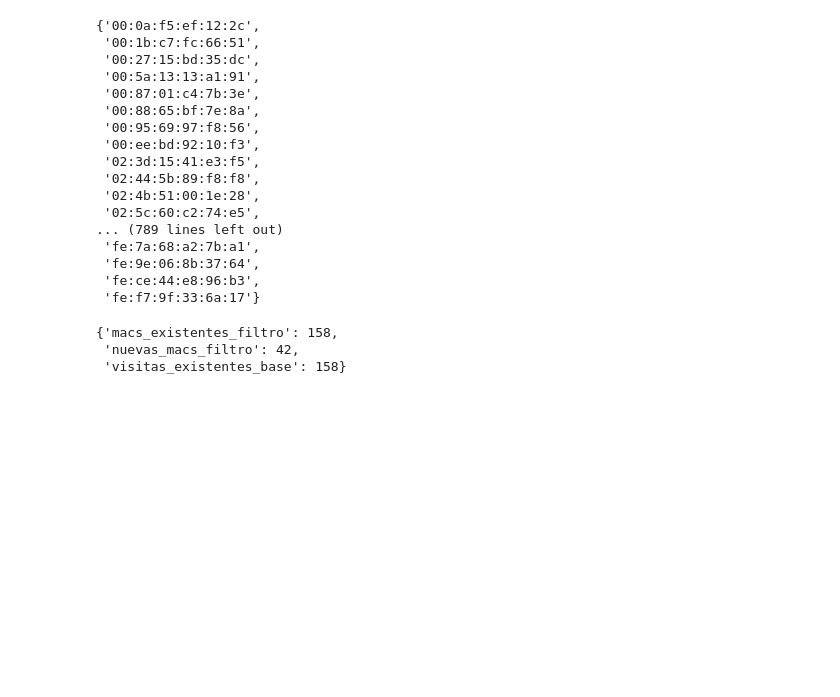
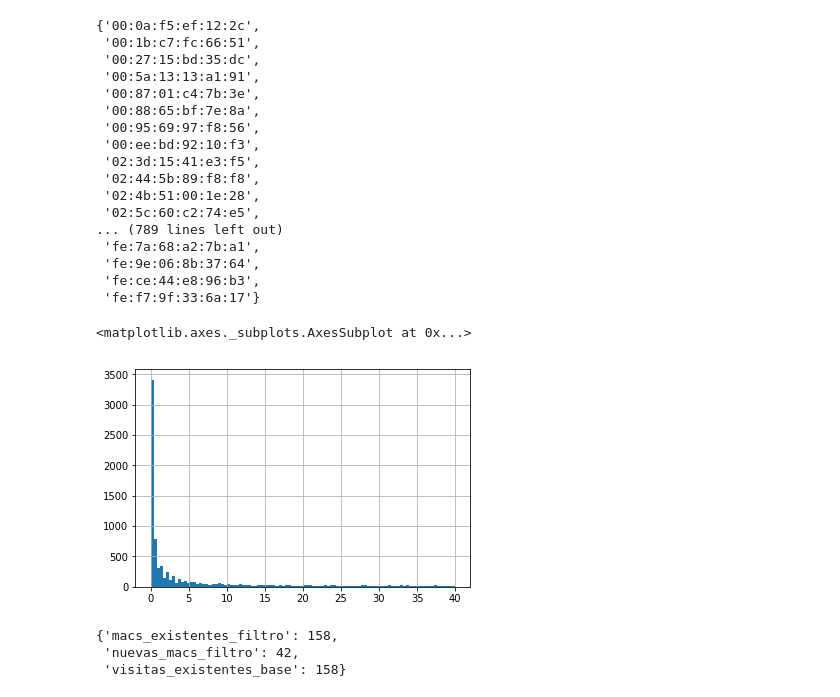
Before and after one commit to PacoBahena/simulaci-n_de_flujos, a Jupyter notebook: flask_api_final/Untitled.ipynb, the cells around one changed output. Cells and saved outputs as stored; diff of their text form; code cells hidden in the pictures; blank space fills up the shorter version.

```diff
--- a/flask_api_final/Untitled.ipynb
+++ b/flask_api_final/Untitled.ipynb
@@ -187,3 +185,22 @@ flujo[1]
+# %%
+import requests
+import pandas as pd
+flujo = pd.read_csv('../../f1_clean.csv',header=None)
+flujo.columns = ['nodo','mac','pot','fecha']
+flujo.loc[:,'dia'] = flujo['fecha'].str[:10]
+flujo.loc[:,'fecha']= pd.to_datetime(flujo.fecha)
+flujo['ts'] = flujo.fecha.values.astype(int) / 1000000000
+#pd.to_datetime(flujo.ts,unit='s')
+# %%
+tabla = flujo.loc[flujo['dia'] == '2018-04-16'].groupby(['mac']).agg({'ts':['max','min']}).reset_index()
+# %%
+tabla.columns = ['mac','max','min']
+tabla['tiempo'] = (tabla['max'] - tabla['min'])/60
+# %%
+tabla.loc[(tabla['tiempo'] != 0) & (tabla['tiempo'] < 40)]['tiempo'].hist(bins=100)
+# %% [output]
+<matplotlib.axes._subplots.AxesSubplot at 0x...>
+[figure, added]
 # %%
 pos_connection.commit()
 # %%
```
Also changed, not shown: parts of 1 cell of this notebook, 1 other file.
